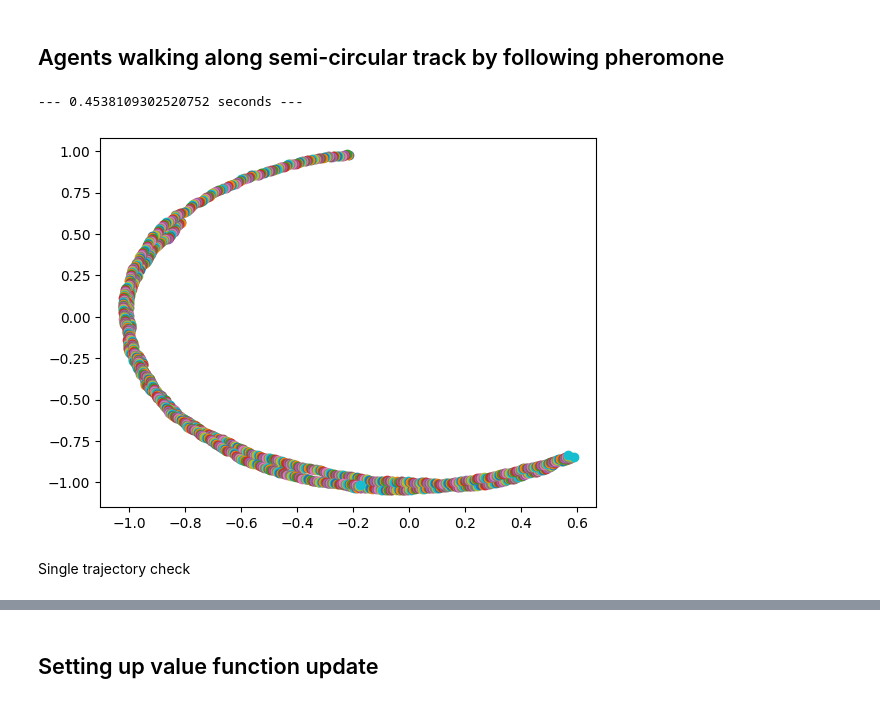
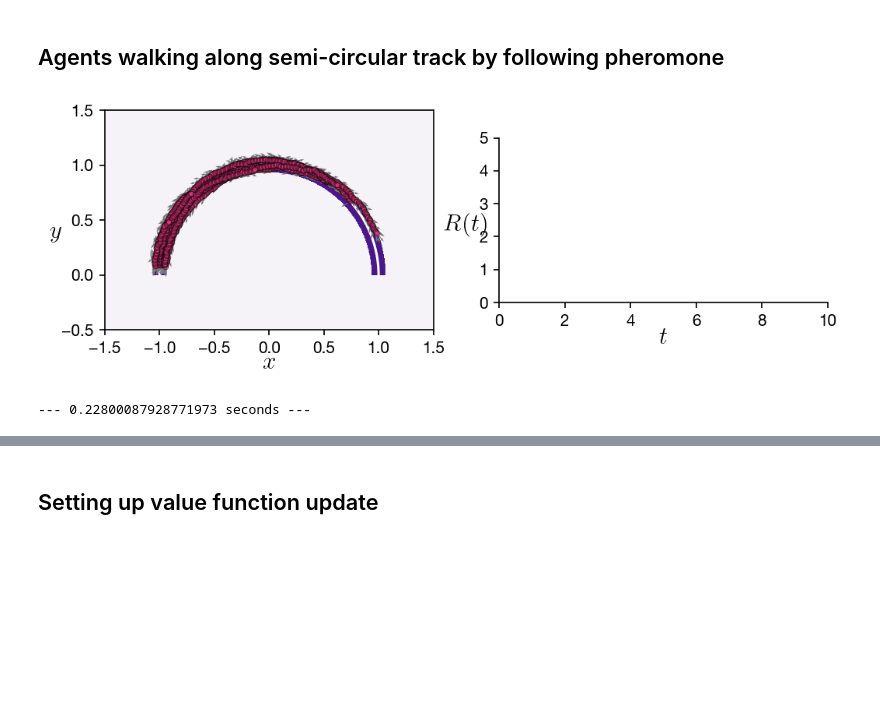
Before and after one commit to sgangaprasath/CollectiveTradeoff, a Jupyter notebook: MultiAgentBasic.ipynb, the cells around one changed output, grey strips where cells are left out. Drawn from its saved outputs; the diff is of its cells as text; code cells hidden in the pictures; blank space fills up the shorter version.

Commit message:
MultiAgentBasic

```diff
--- a/MultiAgentBasic.ipynb
+++ b/MultiAgentBasic.ipynb
@@ -196,8 +202,8 @@ colors = {
 class params():
     def __init__(self) -> None:
         super().__init__()
-        self.nSteps = 600 #number of steps of each run
-        self.nAgnts = 3 #number of agents
+        self.nSteps = 300 #number of steps of each run
+        self.nAgnts = 5 #number of agents
         # self.nEpchs = 250 #number of epochs
         self.a = 1.0 #radius of semi-circle
         self.nIntSteps = int(0.5*self.nSteps) #number of steps of intrinsic policy
@@ -208,8 +214,8 @@ class params():
         self.kP = 0.1 #rate of pheromone generation
 
         # Agent dynamics parameters
-        self.pt = 0.05 #initial pheromone trail thickness
-        self.sz = 0.01 #agent size (radius)
+        self.pt = 0.06 #initial pheromone trail thickness
+        self.sz = 0.02 #agent size (radius)
         self.dt = 1e-2 #time-step size
         self.l = 5e-3 #length travelled in 1 time-step
         self.vo = self.l/self.dt #effective speed of motion
@@ -220,12 +226,14 @@ class params():
         # Reward parameters
         self.phiSt = np.pi/8 #reward goes as exp(-\phi/\phiSt)
         self.sigma = 0.1 #radius of region near target within which agent succeeds
+        self.nPtn = 40 #number of division of \phi over which value function is define
 
         # Initial conditions
         phiInit = np.random.uniform(0, np.pi, self.nAgnts)
         self.rInit = self.a*np.array([np.cos(phiInit), np.sin(phiInit)])
         # self.rInit = np.array([self.a + np.random.uniform(-self.pt, self.pt), 0.0]) #initial location of agent
-        # self.tgt = np.array([-self.a, 0.0]) #target location of agent
+        self.tgt = np.array([-self.a, 0.0]) #target location of agent
+        self.strt = np.array([self.a, 0.0]) #initial location of agent
         # self.thetInit = 0.5*np.pi #initial orientation of agent
         self.thetInit = np.random.uniform(0, 2*np.pi, self.nAgnts)
         # self.tgtPhi = 0.0 #target orientation from current location
@@ -292,30 +317,34 @@ ag = agent(p)
 # %%
+p = params()
+ag = agent(p)
+
 start_time = time.time()
-# rxFull = np.array(p.rInit[0])
-# ryFull = np.array(p.rInit[1])
-# # thetFull = np.array(p.thetInit)
-# phxFull = np.array(np.cos(p.thetInit))
-# phyFull = np.array(np.sin(p.thetInit))
-# rwdFull = np.array(0.0)
+rxFull = np.array(p.rInit[0])
+ryFull = np.array(p.rInit[1])
+
+phxFull = np.array(np.cos(p.thetInit))
+phyFull = np.array(np.sin(p.thetInit))
 for ind in range(p.nSteps):
     # if ind < p.nIntSteps:
     ag.intPolicy(p)
-    plt.scatter(ag.r[0][:], ag.r[1][:])
+    ag.repel(p)
     # elif ind == p.nIntSteps:
     #     tgtOrn = (p.tgt - ag.r)/np.linalg.norm(p.tgt - ag.r) #Orientation of the target from given location
     #     p.tgtPhi = np.arctan2(tgtOrn[1], tgtOrn[0])
     #     ag.ouPolicy(p)
     # else:
     #     ag.ouPolicy(p)
     # ag.sTrl += p.l
-    # rxFull = np.vstack((rxFull, np.array(ag.r[0])))
-    # ryFull = np.vstack((ryFull, np.array(ag.r[1])))
-    # phxFull = np.vstack((phxFull, np.array(np.cos(ag.thet))))
-    # phyFull = np.vstack((phyFull, np.array(np.sin(ag.thet))))
-    # rwdFull = np.vstack((rwdFull, np.array(ag.rwd)))
+    rxFull = np.vstack((rxFull, np.array(ag.r[0])))
+    ryFull = np.vstack((ryFull, np.array(ag.r[1])))
+    phxFull = np.vstack((phxFull, np.array(np.cos(ag.thet))))
+    phyFull = np.vstack((phyFull, np.array(np.sin(ag.thet))))
+
+importlib.reload(pF)
+fix, ax = pF.plotDefMul(p, xphm, yphm, phm)
+pF.plotMultAgt(fix, ax, p, rxFull, ryFull, phxFull, phyFull, 0.5)
+plt.show()
 print("--- %s seconds ---" % (time.time() - start_time))
 # %% [output]
+[figure, new version]
---- 0.4538109302520752 seconds ---
+--- 0.22800087928771973 seconds ---
-[figure, old version]
-# %% [markdown]
-Single trajectory check
```
Also changed, not shown: parts of 9 cells of this notebook, 6 other files.
